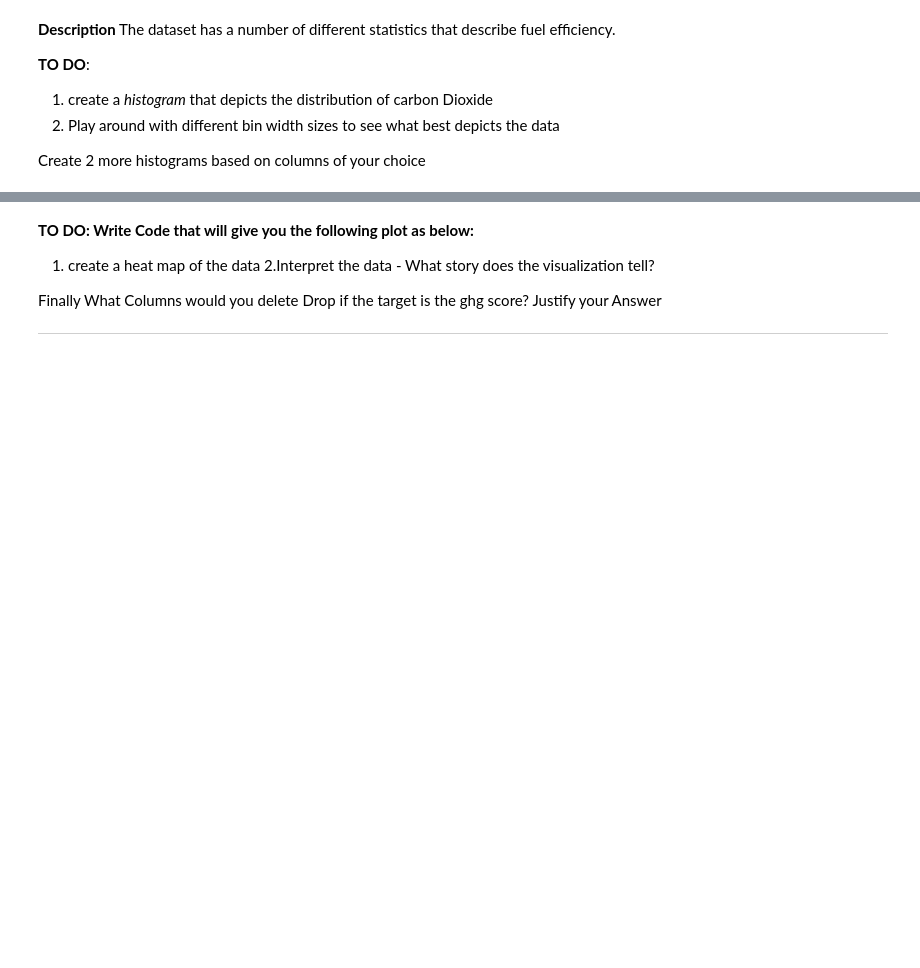
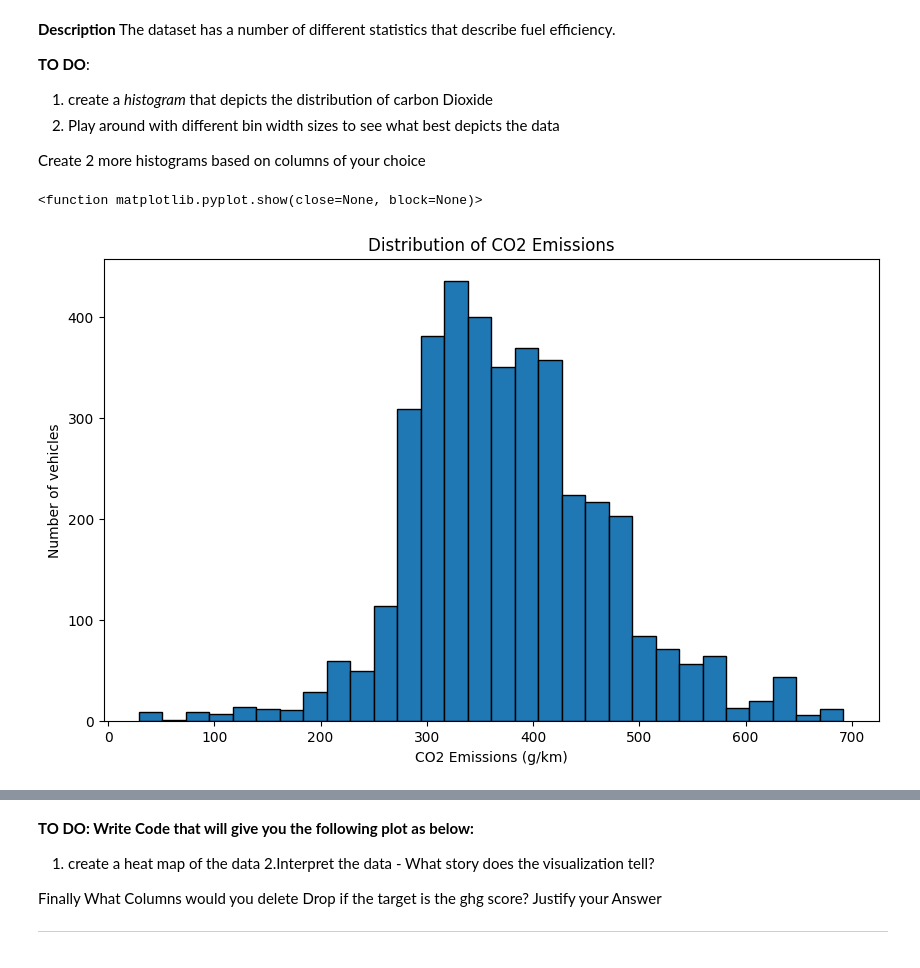
Before and after one commit to NiyonshutiDavid/Plotting-assignment, a Jupyter notebook: Peer_Group_2_Plotting_Assignment.ipynb, the cells around one changed output, grey strips where cells are left out. Saved outputs shown, nothing was run; the diff lists cells and outputs as text; code cells hidden in the pictures; blank space fills up the shorter version.

Commit message:
Experimented using different bin sizes and created histograms

```diff
--- a/Peer_Group_2_Plotting_Assignment.ipynb
+++ b/Peer_Group_2_Plotting_Assignment.ipynb
@@ -37,7 +37,7 @@ drive.mount('/content/drive')
 # %% [output]
 Mounted at /content/drive
 # %%
-df = pd.read_csv('/content/drive/MyDrive/ALU Machine Learning Y2T3/fuel_econ.csv')
+df = pd.read_csv('/content/drive/MyDrive/content/drive/MyDrive/ALU Machine Learning Y2T3/fuel_econ.csv')
 df.head(10)
 # %% [output]
 |  | id | make | model | year | VClass | drive | trans | fuelType | cylinders | displ | pv2 | ... |
@@ -73,0 +70,14 @@ Create 2 more histograms based on columns of your choice
+# %%
+# Experimenting with bin size 30
+import numpy as np
+
+co2_data = df['co2']
+plt.figure(figsize=(10, 6))
+plt.hist(co2_data, bins=30, edgecolor='black')
+plt.xlabel('CO2 Emissions (g/km)')
+plt.ylabel('Number of vehicles')
+plt.title('Distribution of CO2 Emissions')
+plt.show
+# %% [output]
+<function matplotlib.pyplot.show(close=None, block=None)>
+[figure, added]
```
Also changed, not shown: parts of 3 cells of this notebook.
